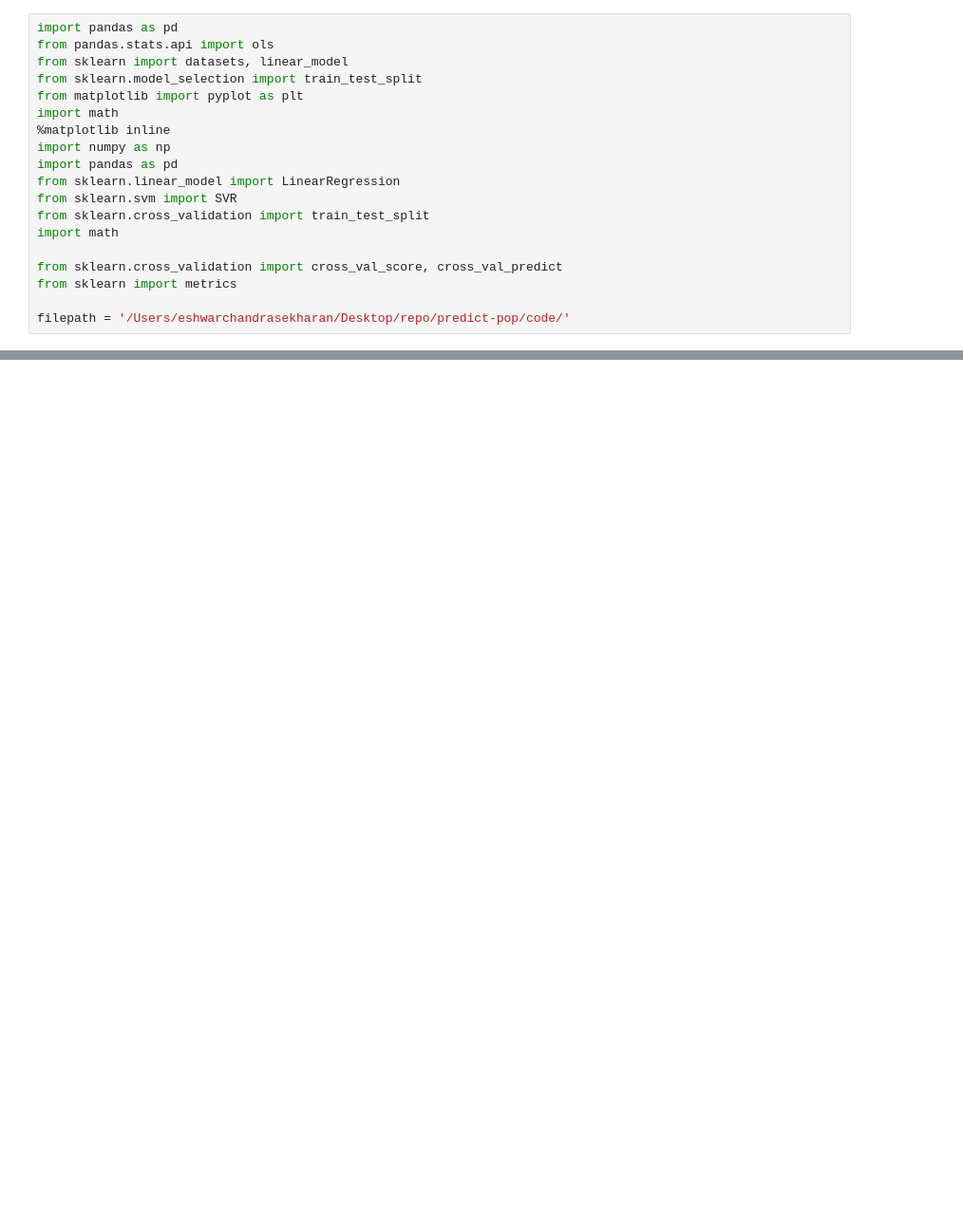
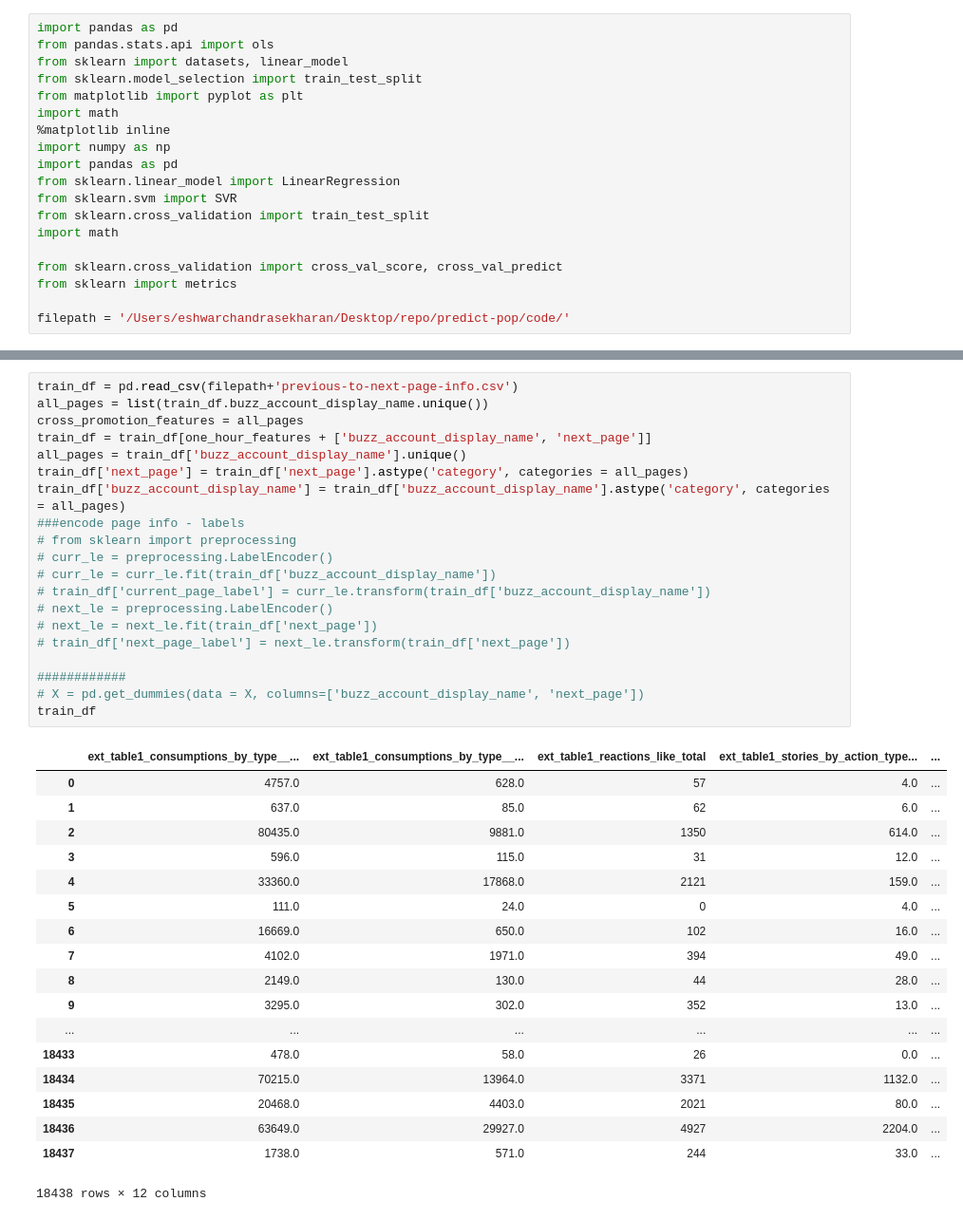
Before and after one commit to eshwarchandrasekharan/predict-pop, a Jupyter notebook: models-links/routing-next-page.ipynb, the cells around one changed output, grey strips where cells are left out. Shown at 95% size. Drawn from its saved outputs; the diff is of its cells as text; blank space fills up the shorter version.

```diff
--- a/models-links/routing-next-page.ipynb
+++ b/models-links/routing-next-page.ipynb
@@ -295,0 +553,39 @@ X
+# %%
+train_df = pd.read_csv(filepath+'previous-to-next-page-info.csv')
+all_pages = list(train_df.buzz_account_display_name.unique())
+cross_promotion_features = all_pages
+train_df = train_df[one_hour_features + ['buzz_account_display_name', 'next_page']]
+all_pages = train_df['buzz_account_display_name'].unique()
+train_df['next_page'] = train_df['next_page'].astype('category', categories = all_pages)
+train_df['buzz_account_display_name'] = train_df['buzz_account_display_name'].astype('category', categories = all_pages)
+###encode page info - labels
+# from sklearn import preprocessing
+# curr_le = preprocessing.LabelEncoder()
+# curr_le = curr_le.fit(train_df['buzz_account_display_name'])
+# train_df['current_page_label'] = curr_le.transform(train_df['buzz_account_display_name'])
+# next_le = preprocessing.LabelEncoder()
+# next_le = next_le.fit(train_df['next_page'])
+# train_df['next_page_label'] = next_le.transform(train_df['next_page'])
+
+############
+# X = pd.get_dummies(data = X, columns=['buzz_account_display_name', 'next_page'])
+train_df
+# %% [output]
+|  | ext_table1_consumptions_by_type__... | ext_table1_consumptions_by_type__... | ext_table1_reactions_like_total | ext_table1_stories_by_action_type... | ... |
+| 0 | 4757.0 | 628.0 | 57 | 4.0 | ... |
+| 1 | 637.0 | 85.0 | 62 | 6.0 | ... |
+| 2 | 80435.0 | 9881.0 | 1350 | 614.0 | ... |
+| 3 | 596.0 | 115.0 | 31 | 12.0 | ... |
+| 4 | 33360.0 | 17868.0 | 2121 | 159.0 | ... |
+| 5 | 111.0 | 24.0 | 0 | 4.0 | ... |
+| 6 | 16669.0 | 650.0 | 102 | 16.0 | ... |
+| 7 | 4102.0 | 1971.0 | 394 | 49.0 | ... |
+| 8 | 2149.0 | 130.0 | 44 | 28.0 | ... |
+| 9 | 3295.0 | 302.0 | 352 | 13.0 | ... |
+| ... | ... | ... | ... | ... | ... |
+| 18433 | 478.0 | 58.0 | 26 | 0.0 | ... |
+| 18434 | 70215.0 | 13964.0 | 3371 | 1132.0 | ... |
+| 18435 | 20468.0 | 4403.0 | 2021 | 80.0 | ... |
+| 18436 | 63649.0 | 29927.0 | 4927 | 2204.0 | ... |
+| 18437 | 1738.0 | 571.0 | 244 | 33.0 | ... |
+18438 rows × 12 columns
```
Also changed, not shown: parts of 10 cells of this notebook, 16 other files.
